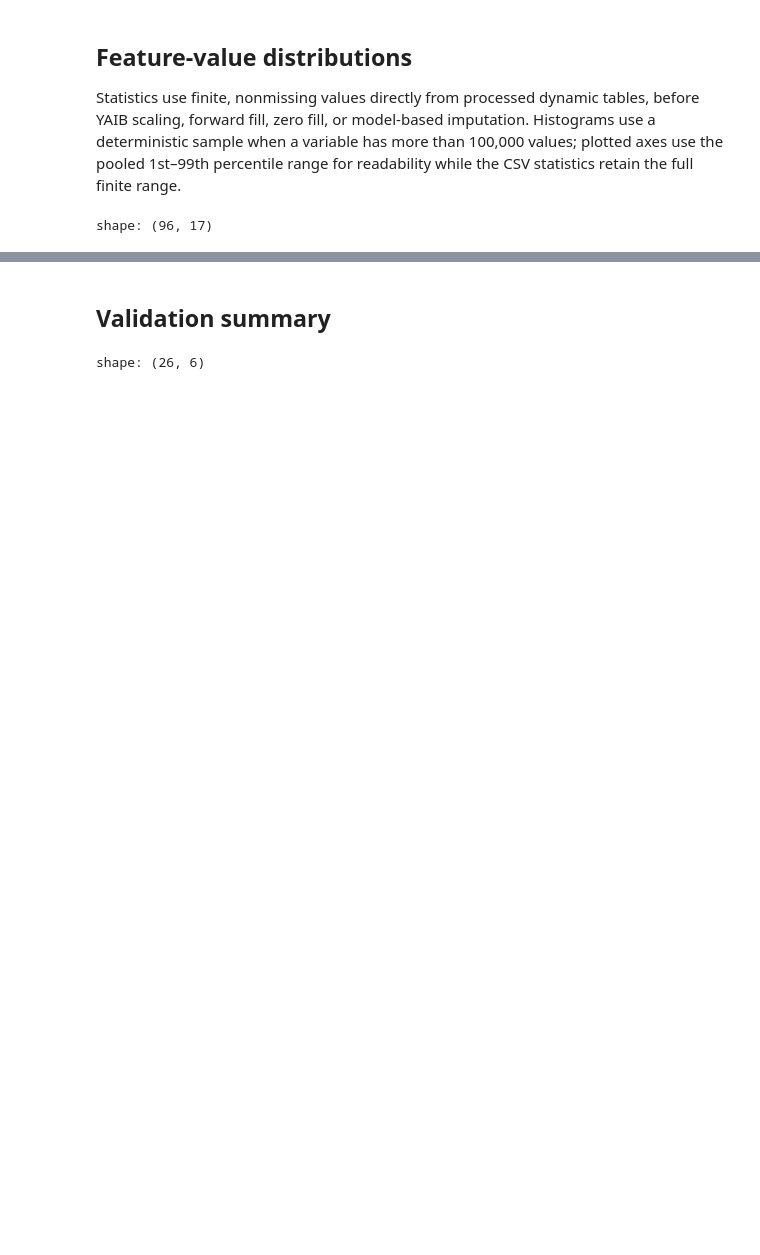
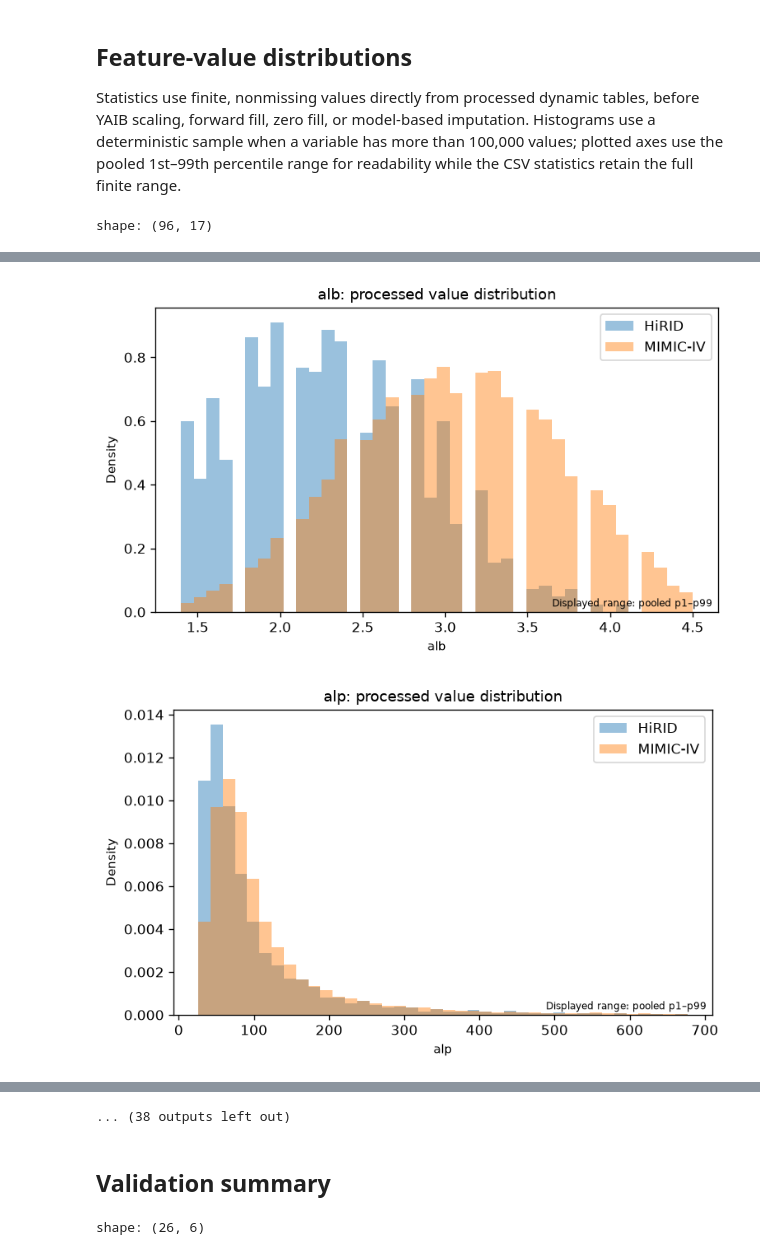
Before and after one commit to Ilovecodingforever/YAIB-cohorts, a Jupyter notebook: notebooks/validate_mortality24_baseline.ipynb, the cells around one changed output, grey strips where cells are left out. Saved outputs shown, nothing was run; the diff lists cells and outputs as text; code cells hidden in the pictures; blank space fills up the shorter version.

```diff
--- a/notebooks/validate_mortality24_baseline.ipynb
+++ b/notebooks/validate_mortality24_baseline.ipynb
@@ -88,13 +88,33 @@ def _is_numeric_dtype(dtype):
 def _base_dtype(dtype):
     return dtype.base_type() if hasattr(dtype, "base_type") else dtype
 
-def _time_hours_expr(column, dtype):
+def _time_hours_expr(column, dtype, scale=1.0):
     base = _base_dtype(dtype)
     if base == pl.Datetime:
         return pl.col(column).dt.epoch(time_unit="s").cast(pl.Float64) / 3600.0
     if base == pl.Date:
         return pl.col(column).cast(pl.Int64).cast(pl.Float64) * 24.0
-    return pl.col(column).cast(pl.Float64)
+    return pl.col(column).cast(pl.Float64) * scale
+
+def _infer_time_scale(lazy_frame, dtype):
+    base = _base_dtype(dtype)
+    if base == pl.Datetime:
+        return 1.0, "datetime", None
+    if base == pl.Date:
+        return 24.0, "date_days", None
+    raw = (
+        lazy_frame.select(pl.col(STAY_ID), pl.col(TIME).cast(pl.Float64).alias("_raw_time"))
+        .sort([STAY_ID, "_raw_time"])
+        .with_columns(pl.col("_raw_time").diff().over(STAY_ID).alias("_raw_gap"))
+        .select(pl.col("_raw_gap").drop_nulls().median())
+        .collect()
+        .item()
+    )
+    if raw is None or not np.isfinite(float(raw)) or float(raw) <= 0:
+        return 1.0, "numeric_hours_assumed", raw
+    candidates = [(1.0, "hours"), (1.0 / 60.0, "minutes"), (1.0 / 3600.0, "seconds"), (1.0 / 3_600.0e3, "milliseconds"), (1.0 / 3_600.0e6, "microseconds"), (1.0 / 3_600.0e9, "nanoseconds")]
+    scale, label = min(candidates, key=lambda item: abs(math.log(max(float(raw) * item[0], 1e-12))))
+    return scale, label, raw
 
 def _finite_expr(column):
     return pl.col(column).cast(pl.Float64).is_finite()
@@ -862,12 +963,12 @@ plot_missingness_figures(missingness, observation_counts, availability, missingn
 
 Statistics use finite, nonmissing values directly from processed dynamic tables, before YAIB scaling, forward fill, zero fill, or model-based imputation. Histograms use a deterministic sample when a variable has more than 100,000 values; plotted axes use the pooled 1st–99th percentile range for readability while the CSV statistics retain the full finite range.
 # %%
-def build_value_statistics(context):
+def build_value_statistics(context, numeric_variables_by_dataset):
     rows = []
     stats_by_dataset = {}
 
     for dataset in DATASETS:
-        variables = _numeric_dynamic_columns(context, dataset)
+        variables = numeric_variables_by_dataset[dataset]
         dyn = _scan(context, dataset)
         expressions = []
         for variable in variables:
@@ -913,17 +1014,17 @@ def build_value_statistics(context):
     display(result)
     return result, stats_by_dataset
 
-value_statistics, value_stats_by_dataset = build_value_statistics(ctx)
+value_statistics, value_stats_by_dataset = build_value_statistics(ctx, numeric_variables_by_dataset)
 
-def plot_value_distributions(context):
+def plot_value_distributions(context, numeric_variables_by_dataset):
     all_variables = sorted(set().union(*[
-        set(_numeric_dynamic_columns(context, dataset)) for dataset in DATASETS
+        set(numeric_variables_by_dataset[dataset]) for dataset in DATASETS
     ]))
     for variable in all_variables:
         samples = {}
         combined = []
         for dataset in DATASETS:
-            if variable not in _numeric_dynamic_columns(context, dataset):
+            if variable not in numeric_variables_by_dataset[dataset]:
                 continue
             values = (
                 _scan(context, dataset)
@@ -955,31 +1056,34 @@ def plot_value_distributions(context):
         for dataset, values in samples.items():
             shown = values[(values >= lo) & (values <= hi)]
             ax.hist(shown, bins=bins, density=True, alpha=0.45, label=dataset)
         ax.set_title(f"{variable}: processed value distribution")
         ax.set_xlabel(variable)
         ax.set_ylabel("Density")
         ax.legend()
         ax.text(
             0.99, 0.01, "Displayed range: pooled p1–p99",
             transform=ax.transAxes, ha="right", va="bottom", fontsize=7,
         )
         fig.tight_layout()
         fig.savefig(RESULTS_DIR / f"value_distribution_{_safe_name(variable)}.png", bbox_inches="tight")
+        plt.show()
         plt.close(fig)
 
-plot_value_distributions(ctx)
+plot_value_distributions(ctx, numeric_variables_by_dataset)
 # %% [output]
 shape: (96, 17)
 | dataset | variable | count | mean | std | min | p1 | p5 | p25 | median | p75 | p95 | ... |
 | str | str | i64 | f64 | f64 | f64 | f64 | f64 | f64 | f64 | f64 | f64 | ... |
 | "HiRID" | "alb" | 1189 | 2.203028 | 0.636812 | 0.7 | 0.9 | 1.2 | 1.8 | 2.2 | 2.7 | 3.2 | ... |
 | "HiRID" | "alp" | 4252 | 107.487065 | 147.436471 | 9.0 | 22.0 | 30.0 | 46.0 | 68.0 | 113.0 | 299.0 | ... |
 | "HiRID" | "alt" | 10012 | 239.169347 | 762.291992 | 3.0 | 6.0 | 10.0 | 19.0 | 36.0 | 102.0 | 1197.0 | ... |
 | "HiRID" | "ast" | 9223 | 473.379486 | 1687.426354 | 4.0 | 12.0 | 16.0 | 28.0 | 59.0 | 189.0 | 2099.0 | ... |
 | "HiRID" | "be" | 59828 | -1.735349 | 4.863138 | -25.0 | -16.3 | -10.3 | -4.2 | -1.3 | 1.1 | 5.4 | ... |
 | … | … | … | … | … | … | … | … | … | … | … | … | ... |
 | "MIMIC-IV" | "sbp" | 1116986 | 117.715534 | 21.086796 | 0.0 | 79.0 | 88.0 | 102.0 | 115.0 | 131.0 | 156.0 | ... |
 | "MIMIC-IV" | "temp" | 374692 | 36.90407 | 0.715267 | 32.0 | 35.0 | 35.833333 | 36.555556 | 36.888889 | 37.222222 | 38.111111 | ... |
 | "MIMIC-IV" | "tnt" | 21437 | 0.933572 | 2.337492 | 0.0 | 0.01 | 0.02 | 0.05 | 0.17 | 0.66 | 4.62 | ... |
 | "MIMIC-IV" | "urine" | 700942 | 130.357322 | 153.183424 | 0.0 | 0.0 | 15.0 | 40.0 | 75.0 | 160.0 | 400.0 | ... |
 | "MIMIC-IV" | "wbc" | 107567 | 12.821349 | 10.520323 | 0.1 | 1.6 | 4.2 | 7.9 | 11.1 | 15.4 | 25.7 | ... |
+[figure, added]
+[figure, added]
@@ -986,3 +1098,4 @@ shape: (96, 17)
+... (38 outputs left out)
 # %% [markdown]
 ## Validation summary
 # %%
```
Also changed, not shown: parts of 5 cells of this notebook.
